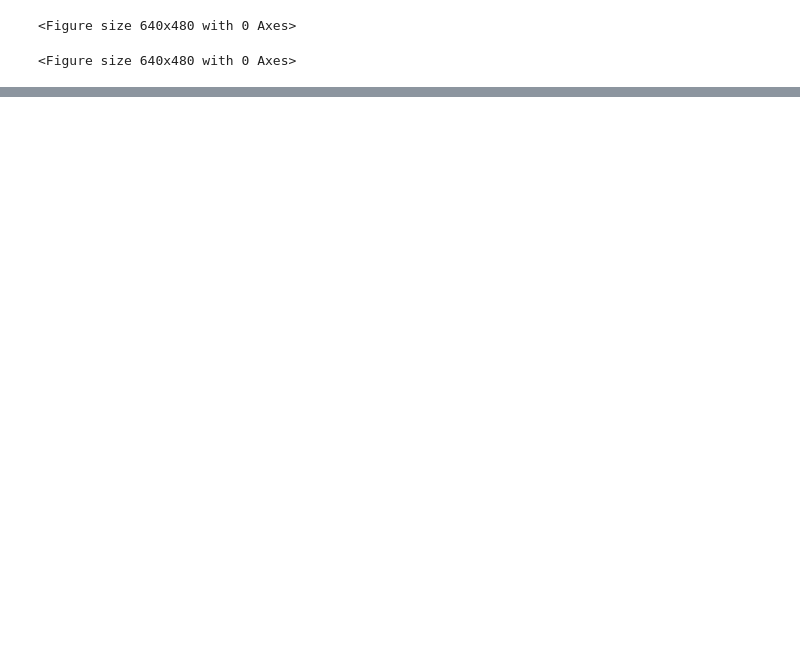
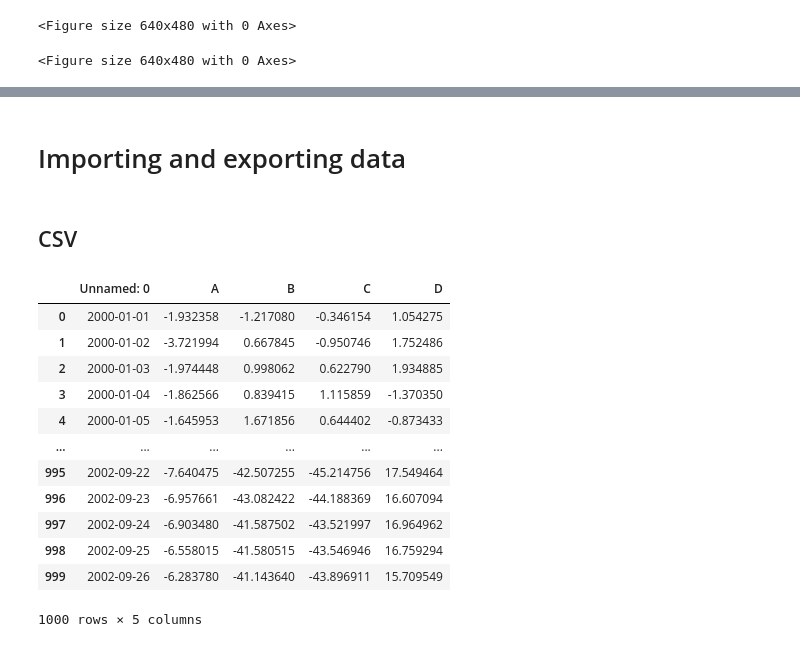
Before and after one commit to wjh-eng/python_learning_pandas, a Jupyter notebook: user_guide/startup.ipynb, the cells around one changed output, grey strips where cells are left out. Drawn from its saved outputs; the diff is of its cells as text; code cells hidden in the pictures; blank space fills up the shorter version.

```diff
--- a/user_guide/startup.ipynb
+++ b/user_guide/startup.ipynb
@@ -968,0 +968,4 @@ plt.legend(loc='best')
+# %% [markdown]
+# Importing and exporting data
+# %% [markdown]
+## CSV
@@ -968,0 +974,16 @@ plt.legend(loc='best')
+# %%
+pd.read_csv("foo.csv")
+# %% [output]
+|  | Unnamed: 0 | A | B | C | D |
+| 0 | 2000-01-01 | -1.932358 | -1.217080 | -0.346154 | 1.054275 |
+| 1 | 2000-01-02 | -3.721994 | 0.667845 | -0.950746 | 1.752486 |
+| 2 | 2000-01-03 | -1.974448 | 0.998062 | 0.622790 | 1.934885 |
+| 3 | 2000-01-04 | -1.862566 | 0.839415 | 1.115859 | -1.370350 |
+| 4 | 2000-01-05 | -1.645953 | 1.671856 | 0.644402 | -0.873433 |
+| ... | ... | ... | ... | ... | ... |
+| 995 | 2002-09-22 | -7.640475 | -42.507255 | -45.214756 | 17.549464 |
+| 996 | 2002-09-23 | -6.957661 | -43.082422 | -44.188369 | 16.607094 |
+| 997 | 2002-09-24 | -6.903480 | -41.587502 | -43.521997 | 16.964962 |
+| 998 | 2002-09-25 | -6.558015 | -41.580515 | -43.546946 | 16.759294 |
+| 999 | 2002-09-26 | -6.283780 | -41.143640 | -43.896911 | 15.709549 |
+1000 rows × 5 columns
```
Also changed, not shown: parts of 71 cells of this notebook, 4 other files.
